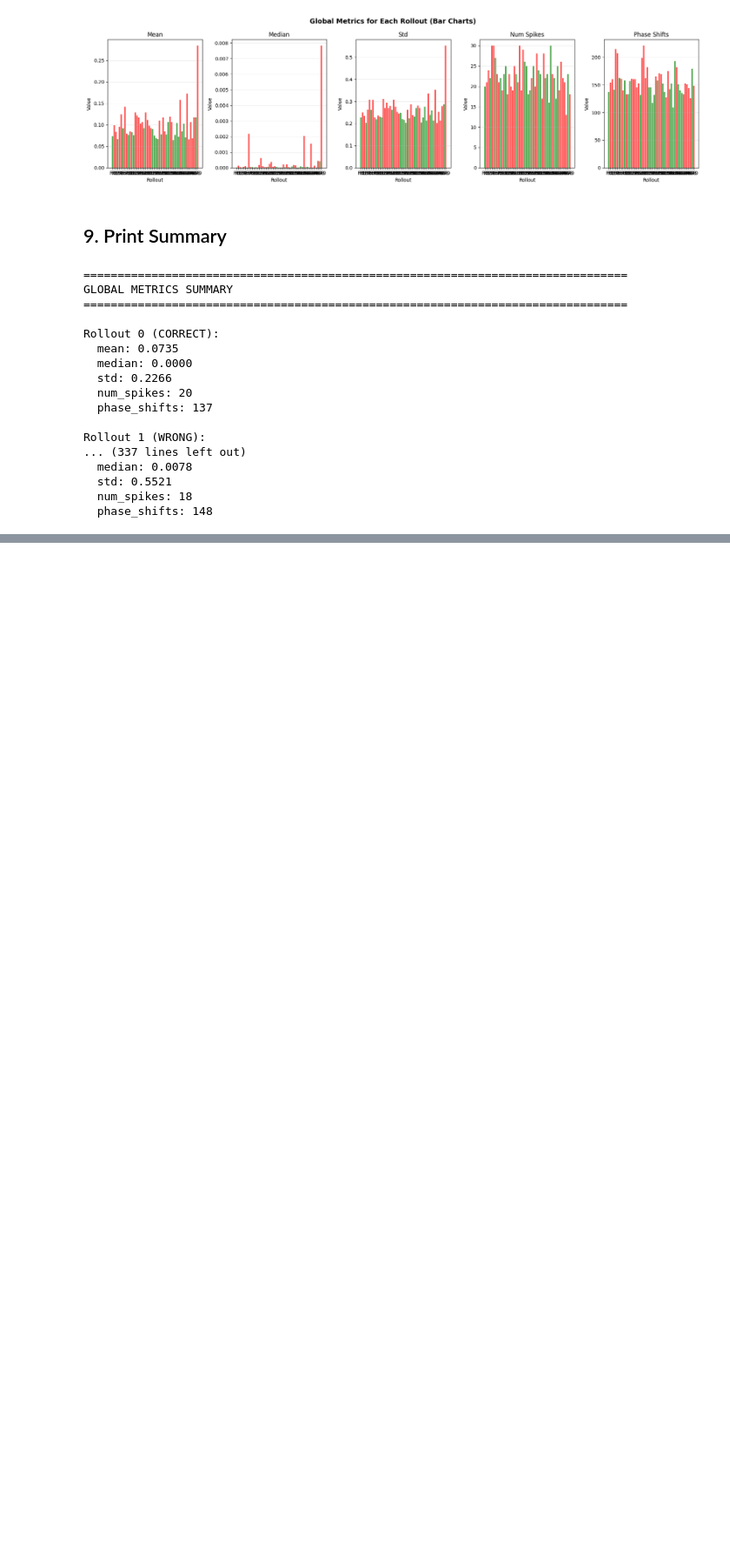
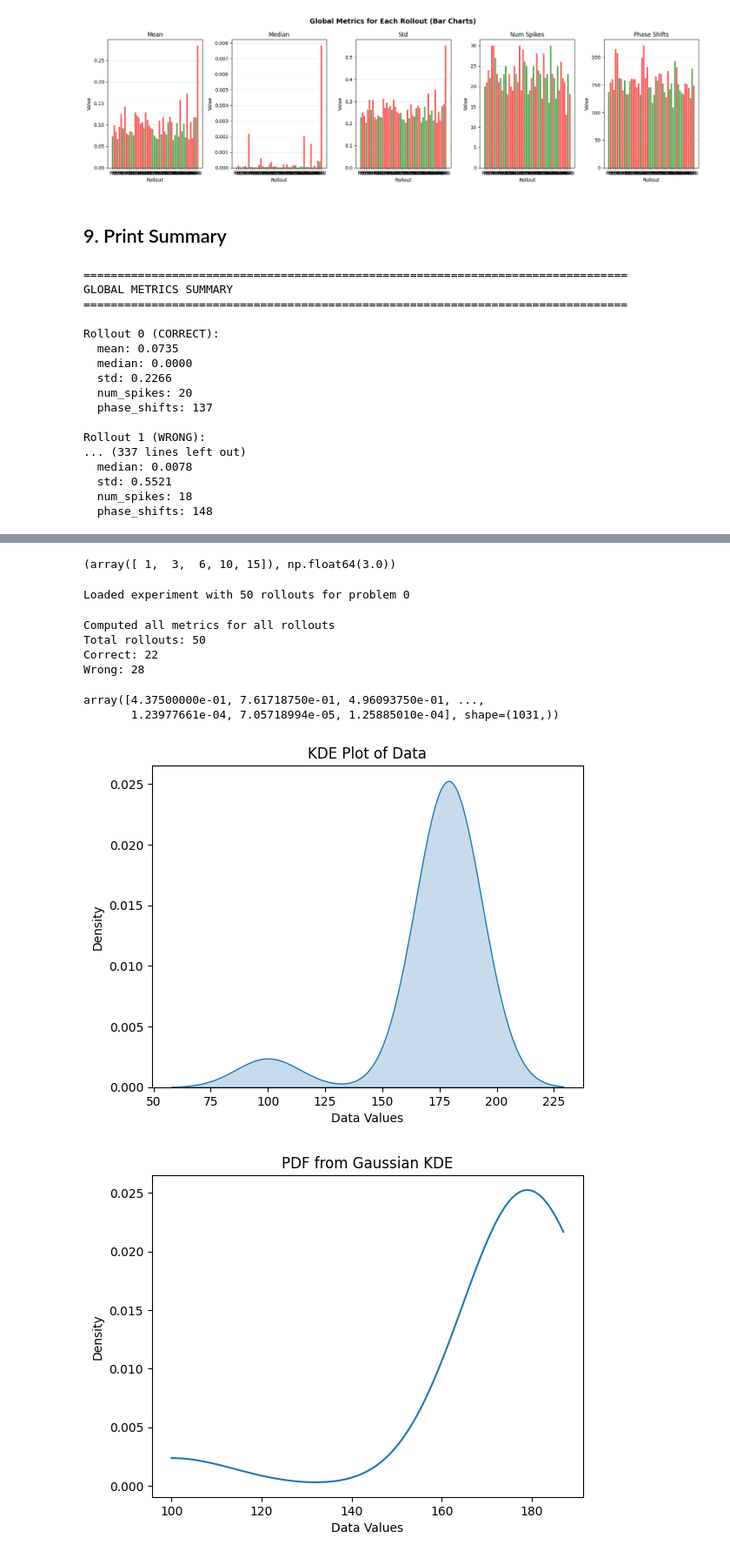
Before and after one commit to adityashukzy/MAT1510-Project, a Jupyter notebook: notebooks/aditya/old_analysis.ipynb, the cells around one changed output, grey strips where cells are left out. Shown at 87% size. Saved outputs shown, nothing was run; the diff lists cells and outputs as text; code cells hidden in the pictures; blank space fills up the shorter version.

```diff
--- a/analysis.ipynb
+++ b/notebooks/aditya/old_analysis.ipynb
@@ -506,0 +550,79 @@ Rollout 1 (WRONG):
+# %%
+x = [1,2,3,4,5]
+np.array(x).cumsum(), np.sum(x) / len(x)
+# %% [output]
+(array([ 1,  3,  6, 10, 15]), np.float64(3.0))
+# %%
+# Load experiment results
+experiment_id = 'aim_1_20251113_025853'
+with open(f'experiments/{experiment_id}/experiment.json', 'r') as f:
+    experiment = json.load(f)
+
+# Find problem key
+problem_idx = 0
+problem_key = next(k for k in experiment['results'] if experiment['results'][k]['dataset_index'] == problem_idx)
+num_rollouts = len(experiment['results'][problem_key]['rollouts'])
+
+print(f"Loaded experiment with {num_rollouts} rollouts for problem {problem_idx}")
+# %% [output]
+Loaded experiment with 50 rollouts for problem 0
+# %%
+# Load all rollouts and compute metrics
+rollout_data = []
+for rollout_num in range(num_rollouts):
+    with open(f'experiments/{experiment_id}/problem_{problem_idx}/rollout_{rollout_num}/graph_structure.json', 'r') as f:
+        data = json.load(f)
+
+    entropy = np.array([item['metric_value'] for item in data['final_sequence']])
+    is_correct = experiment['results'][problem_key]['rollouts'][rollout_num]['is_correct']
+
+    rollout_data.append({
+        'rollout_num': rollout_num,
+        'entropy': entropy,
+        'is_correct': is_correct,
+    })
+
+print("Computed all metrics for all rollouts")
+print(f"Total rollouts: {len(rollout_data)}")
+print(f"Correct: {sum(1 for r in rollout_data if r['is_correct'])}")
+print(f"Wrong: {sum(1 for r in rollout_data if not r['is_correct'])}")
+# %% [output]
+Computed all metrics for all rollouts
+Total rollouts: 50
+Correct: 22
+Wrong: 28
+# %%
+rollout_data[0]['entropy']
+# %% [output]
+array([4.37500000e-01, 7.61718750e-01, 4.96093750e-01, ...,
+       1.23977661e-04, 7.05718994e-05, 1.25885010e-04], shape=(1031,))
+# %%
+import numpy as np
+import seaborn as sns
+import matplotlib.pyplot as plt
+from scipy.stats import gaussian_kde
+
+# Sample data
+data = np.random.normal(loc=0, scale=1, size=1000)
+data = np.array([100, 173, 175, 177, 177.5, 178.5, 179, 179.5, 180, 181, 182, 187])
+
+# Using Seaborn's kdeplot for visualization
+sns.kdeplot(data, fill=True)
+plt.xlabel("Data Values")
+plt.ylabel("Density")
+plt.title("KDE Plot of Data")
+plt.show()
+
+# Using scipy.stats.gaussian_kde for programmatic access to the PDF
+kde = gaussian_kde(data)
+x_values = np.linspace(min(data), max(data), 100)
+pdf_values = kde(x_values)
+
+plt.plot(x_values, pdf_values)
+plt.xlabel("Data Values")
+plt.ylabel("Density")
+plt.title("PDF from Gaussian KDE")
+plt.show()
+# %% [output]
+[figure, added]
+[figure, added]
```
Also changed, not shown: parts of 8 cells of this notebook, 50 other files.
